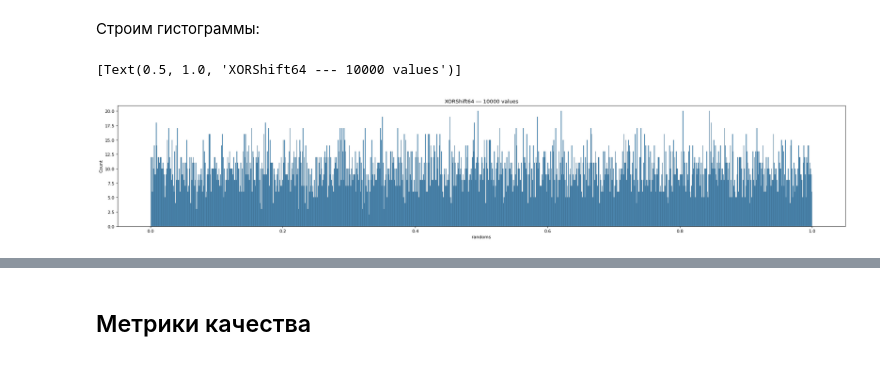
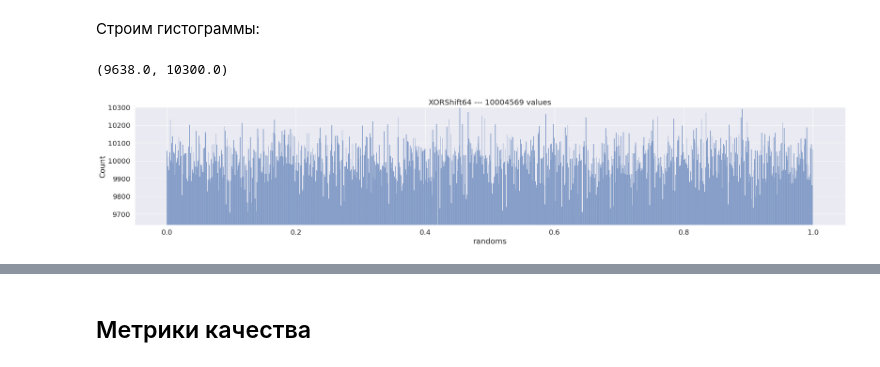
Before and after one commit to JoelWillLiveForever/nikulin, a Jupyter notebook: cpp/2_pi_monte_carlo/histogram/research_generators.ipynb, the cells around one changed output, grey strips where cells are left out. Saved outputs shown, nothing was run; the diff lists cells and outputs as text; code cells hidden in the pictures.

```diff
--- a/cpp/2_pi_monte_carlo/histogram/research_generators.ipynb
+++ b/cpp/2_pi_monte_carlo/histogram/research_generators.ipynb
@@ -23,7 +23,7 @@ import subprocess
 ### Генерируем точки + строим графики и изображения
 # %%
 #total_points_sqrt = 3163
-total_points_sqrt = 100
+total_points_sqrt = 3163
 total_points = total_points_sqrt * total_points_sqrt
 
 print(total_points)
@@ -109,13 +124,22 @@ max          0.999985
 Name: randoms, dtype: float64
 # %% [markdown]
 Строим гистограммы:
+# %%
+bins = 1000
+bins_ranges = np.arange(start=0, stop=1, step=1 / bins)
+# %%
+hist_x64, bins_ranges = np.histogram(x64.to_numpy(), bins_ranges)
+hist_x1024, bins_ranges = np.histogram(x1024.to_numpy(), bins_ranges)
+hist_mt19937, bins_ranges = np.histogram(mt19937.to_numpy(), bins_ranges)
+hist_rand, bins_ranges = np.histogram(rand.to_numpy(), bins_ranges)
 # %%
 plt.figure(figsize=(30, 5), dpi=80)
-sns.histplot(data=x64, x="randoms", bins=1000).set(title='XORShift64 --- ' + str(total_points) + ' values')
-# plt.ylim(bottom=9500, top=10550)
+sns.histplot(data=x64, x="randoms", bins=bins).set(title='XORShift64 --- ' + str(total_points) + ' values')
+
+plt.ylim(bottom=np.min(hist_x64), top=np.max(hist_x64))
 # %% [output]
-[Text(0.5, 1.0, 'XORShift64 --- 10000 values')]
+(9638.0, 10300.0)
-[figure, old version]
+[figure, new version]
 # %%
 data = 255 * np.array(x64)
 data = np.uint8(data)
```
Also changed, not shown: parts of 22 cells of this notebook.
